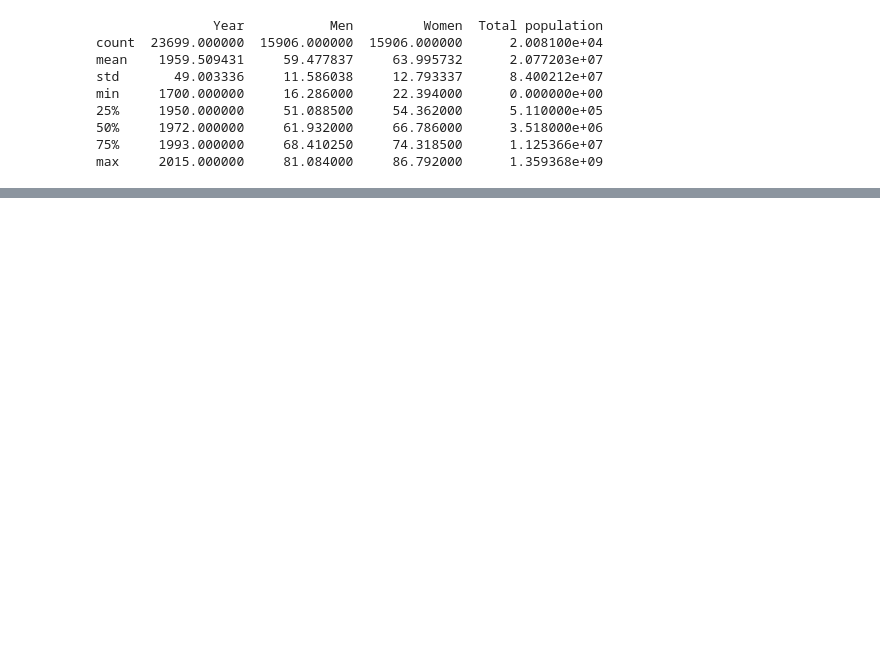
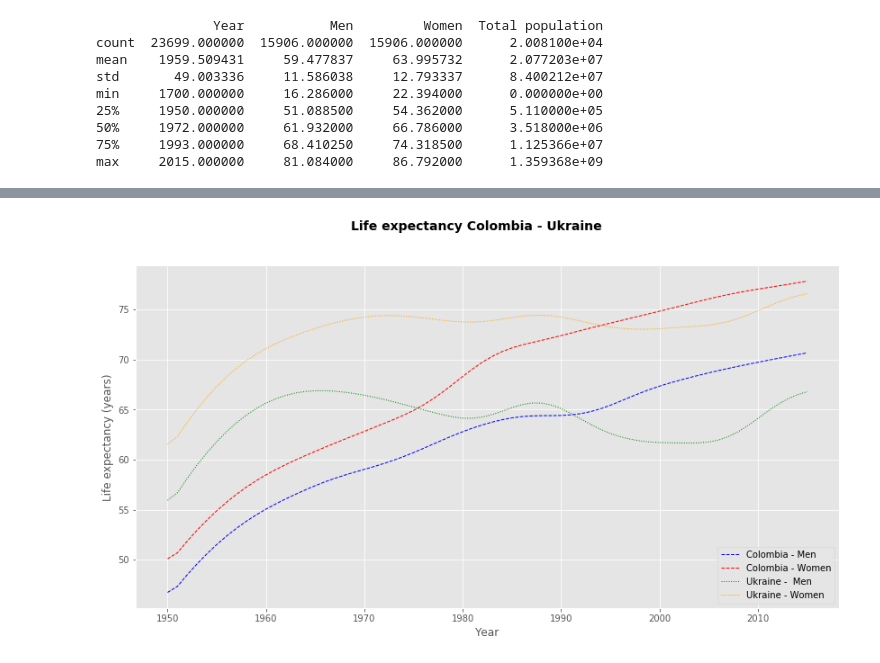
Before and after one commit to carandu/plotting_basics, a Jupyter notebook: Matplotlib ver 2.ipynb, the cells around one changed output, grey strips where cells are left out. Cells and saved outputs as stored; diff of their text form; code cells hidden in the pictures; blank space fills up the shorter version.

```diff
--- a/Matplotlib ver 2.ipynb
+++ b/Matplotlib ver 2.ipynb
@@ -94,13 +219,15 @@ plt.show()
 # %%
-fig = plt.figure(figsize=(10,7))
+fig = plt.figure(figsize=(14,7))
 fig.suptitle('Life expectancy Colombia - Ukraine', fontsize=14, fontweight='bold')
-plt.plot(colombia['Year'], colombia['Men'],'--', color='blue', label = 'Colombia - Men', linewidth=2)
-plt.plot(colombia['Year'], colombia['Women'], '--', color='red', label = 'Colombia - Women', linewidth=2)
-plt.plot(ukraine['Year'], ukraine['Men'], ':', color='green', label = 'Ukraine -  Men', linewidth=2)
-plt.plot(ukraine['Year'], ukraine['Women'],':', color='orange', label = 'Ukraine - Women', linewidth=2)
+plt.plot(colombia['Year'], colombia['Men'],'--', color='blue', label = 'Colombia - Men', linewidth=1)
+plt.plot(colombia['Year'], colombia['Women'], '--', color='red', label = 'Colombia - Women', linewidth=1)
+plt.plot(ukraine['Year'], ukraine['Men'], ':', color='green', label = 'Ukraine -  Men', linewidth=1)
+plt.plot(ukraine['Year'], ukraine['Women'],':', color='orange', label = 'Ukraine - Women', linewidth=1)
 plt.ylabel('Life expectancy (years)', fontsize = 12)
 plt.xlabel('Year', fontsize = 12)
 plt.legend(loc='lower right', frameon=True)
 plt.style.use('ggplot')
 #why is it showing both from 1950?
 plt.show()
+# %% [output]
+[figure, added]
```
Also changed, not shown: parts of 24 cells of this notebook.
